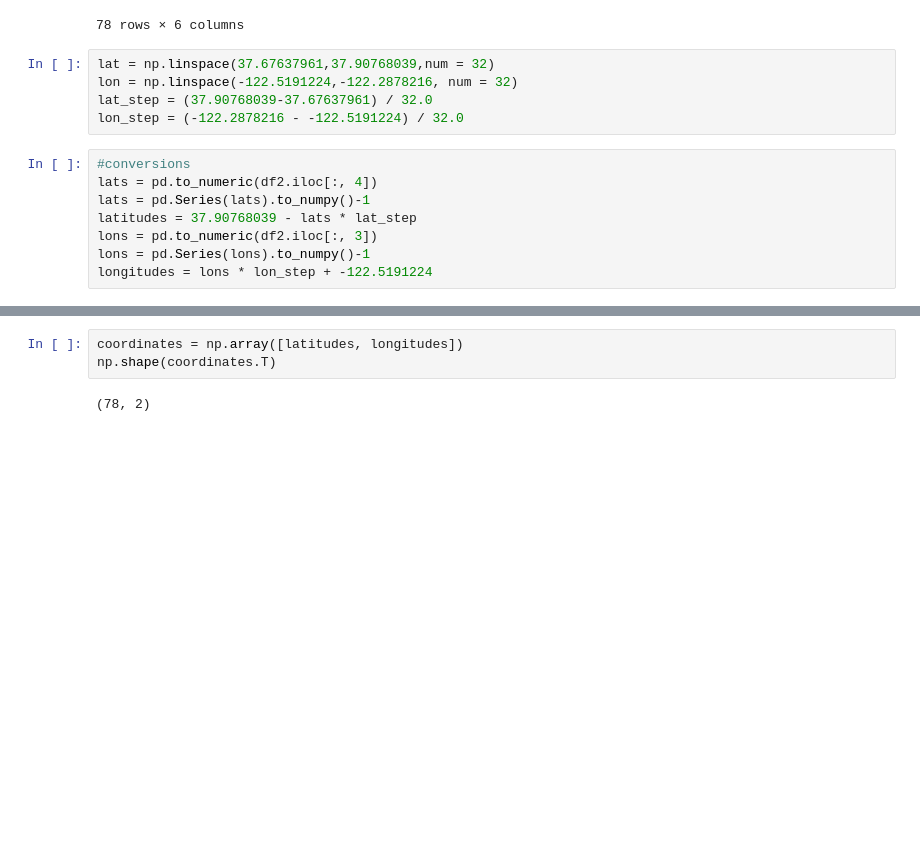
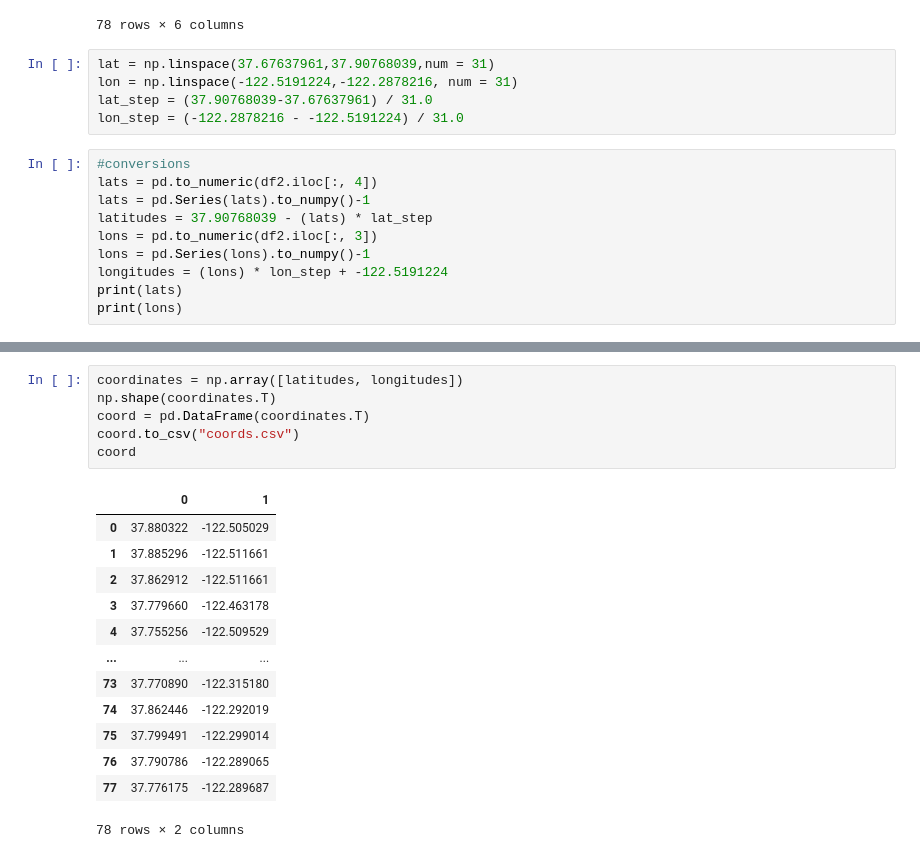
Before and after one commit to rshi159/Orf467_MyCityTripAnalysis, a Jupyter notebook: ORF467-TripDistributionGenerator.ipynb, the cells around one changed output, grey strips where cells are left out. Saved outputs shown, nothing was run; the diff lists cells and outputs as text; blank space fills up the shorter version.

```diff
--- a/ORF467-TripDistributionGenerator.ipynb
+++ b/ORF467-TripDistributionGenerator.ipynb
@@ -196,15 +196,17 @@ df2
 | 78 | 78 | 10 | 8 | 31.75 | 18.625 | Professional Office (downtown) |
 78 rows × 6 columns
 # %%
-lat = np.linspace(37.67637961,37.90768039,num = 32)
-lon = np.linspace(-122.5191224,-122.2878216, num = 32)
-lat_step = (37.90768039-37.67637961) / 32.0
-lon_step = (-122.2878216 - -122.5191224) / 32.0
+lat = np.linspace(37.67637961,37.90768039,num = 31)
+lon = np.linspace(-122.5191224,-122.2878216, num = 31)
+lat_step = (37.90768039-37.67637961) / 31.0
+lon_step = (-122.2878216 - -122.5191224) / 31.0
 # %%
 #conversions
 lats = pd.to_numeric(df2.iloc[:, 4])
 lats = pd.Series(lats).to_numpy()-1
-latitudes = 37.90768039 - lats * lat_step
+latitudes = 37.90768039 - (lats) * lat_step
 lons = pd.to_numeric(df2.iloc[:, 3])
 lons = pd.Series(lons).to_numpy()-1
-longitudes = lons * lon_step + -122.5191224
+longitudes = (lons) * lon_step + -122.5191224
+print(lats)
+print(lons)
@@ -211,5 +231,20 @@ longitudes = lons * lon_step + -122.5191224
 # %%
 coordinates = np.array([latitudes, longitudes])
 np.shape(coordinates.T)
+coord = pd.DataFrame(coordinates.T)
+coord.to_csv("coords.csv")
+coord
 # %% [output]
+|  | 0 | 1 |
+| 0 | 37.880322 | -122.505029 |
+| 1 | 37.885296 | -122.511661 |
+| 2 | 37.862912 | -122.511661 |
+| 3 | 37.779660 | -122.463178 |
+| 4 | 37.755256 | -122.509529 |
+| ... | ... | ... |
+| 73 | 37.770890 | -122.315180 |
+| 74 | 37.862446 | -122.292019 |
+| 75 | 37.799491 | -122.299014 |
+| 76 | 37.790786 | -122.289065 |
+| 77 | 37.776175 | -122.289687 |
-(78, 2)
+78 rows × 2 columns
```
Also changed, not shown: parts of 1 cell of this notebook, 6 other files.
